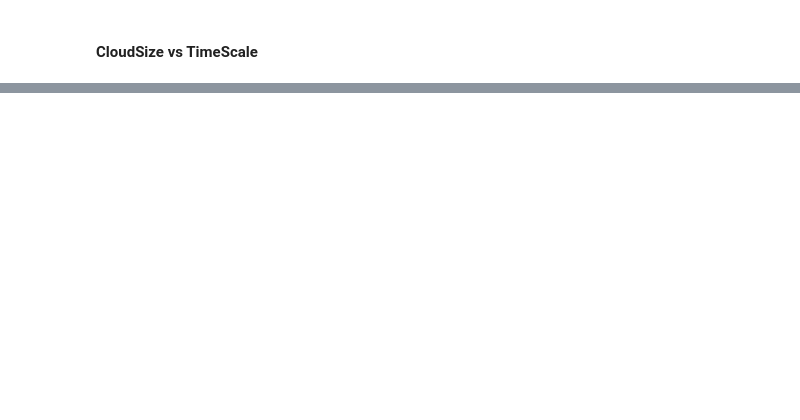
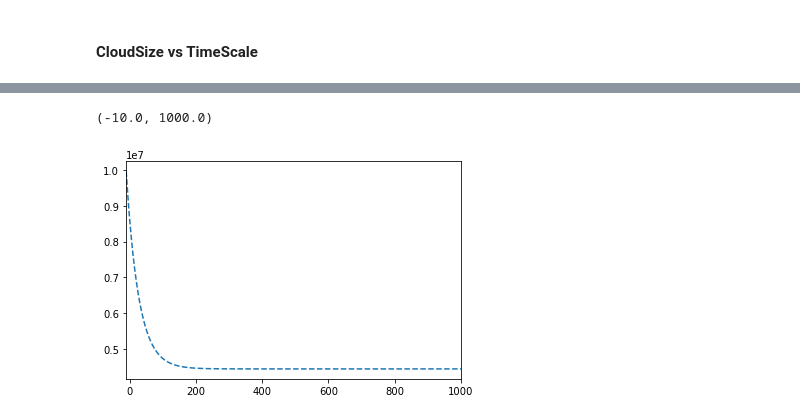
Before and after one commit to nelson-group/boecker_arepo, a Jupyter notebook: jupyterNotebooks/Cluster plots.ipynb, the cells around one changed output, grey strips where cells are left out. Saved outputs shown, nothing was run; the diff lists cells and outputs as text; code cells hidden in the pictures; blank space fills up the shorter version.

```diff
--- a/jupyterNotebooks/Cluster plots.ipynb
+++ b/jupyterNotebooks/Cluster plots.ipynb
@@ -275,0 +472,15 @@ plt.colorbar()
+# %%
+def testF(x):
+    return 4224807.140591751 * np.exp(-0.026675524983074746 * x) + 4446534.69925895
+
+
+x = np.linspace(-10, 1000, 10000)
+#x = np.logspace(-1, 3, 1000)
+plt.plot(x, testF(x), '--', label="fit test")
+#plt.plot(x, 1/x**12, '--', label="fit test")
+#plt.plot(x, 0.01/x**6, '--', label="fit test")
+#plt.ylim(-5,5)
+plt.xlim(-10,1000)
+# %% [output]
+(-10.0, 1000.0)
+[figure, added]
```
Also changed, not shown: parts of 27 cells of this notebook, 10 other files.
